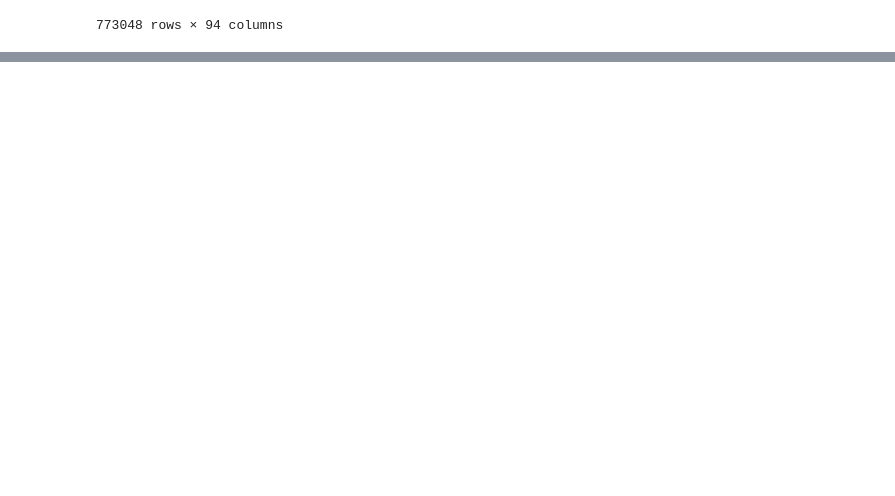
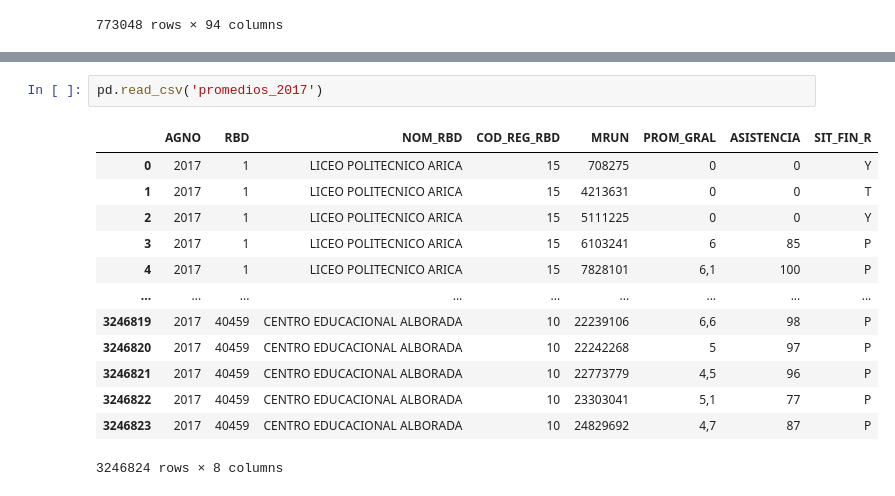
Before and after one commit to dvictorerol/proyecto-data-science, a Jupyter notebook: rendimiento/prom agrupados.ipynb, the cells around one changed output, grey strips where cells are left out. Cells and saved outputs as stored; diff of their text form; blank space fills up the shorter version.

```diff
--- a/rendimiento/prom agrupados.ipynb
+++ b/rendimiento/prom agrupados.ipynb
@@ -167,0 +157,16 @@ df.merge(sup, how='inner', on= ['MRUN'])
+# %%
+pd.read_csv('promedios_2017')
+# %% [output]
+|  | AGNO | RBD | NOM_RBD | COD_REG_RBD | MRUN | PROM_GRAL | ASISTENCIA | SIT_FIN_R |
+| 0 | 2017 | 1 | LICEO POLITECNICO ARICA | 15 | 708275 | 0 | 0 | Y |
+| 1 | 2017 | 1 | LICEO POLITECNICO ARICA | 15 | 4213631 | 0 | 0 | T |
+| 2 | 2017 | 1 | LICEO POLITECNICO ARICA | 15 | 5111225 | 0 | 0 | Y |
+| 3 | 2017 | 1 | LICEO POLITECNICO ARICA | 15 | 6103241 | 6 | 85 | P |
+| 4 | 2017 | 1 | LICEO POLITECNICO ARICA | 15 | 7828101 | 6,1 | 100 | P |
+| ... | ... | ... | ... | ... | ... | ... | ... | ... |
+| 3246819 | 2017 | 40459 | CENTRO EDUCACIONAL ALBORADA | 10 | 22239106 | 6,6 | 98 | P |
+| 3246820 | 2017 | 40459 | CENTRO EDUCACIONAL ALBORADA | 10 | 22242268 | 5 | 97 | P |
+| 3246821 | 2017 | 40459 | CENTRO EDUCACIONAL ALBORADA | 10 | 22773779 | 4,5 | 96 | P |
+| 3246822 | 2017 | 40459 | CENTRO EDUCACIONAL ALBORADA | 10 | 23303041 | 5,1 | 77 | P |
+| 3246823 | 2017 | 40459 | CENTRO EDUCACIONAL ALBORADA | 10 | 24829692 | 4,7 | 87 | P |
+3246824 rows × 8 columns
```
Also changed, not shown: parts of 11 cells of this notebook.
